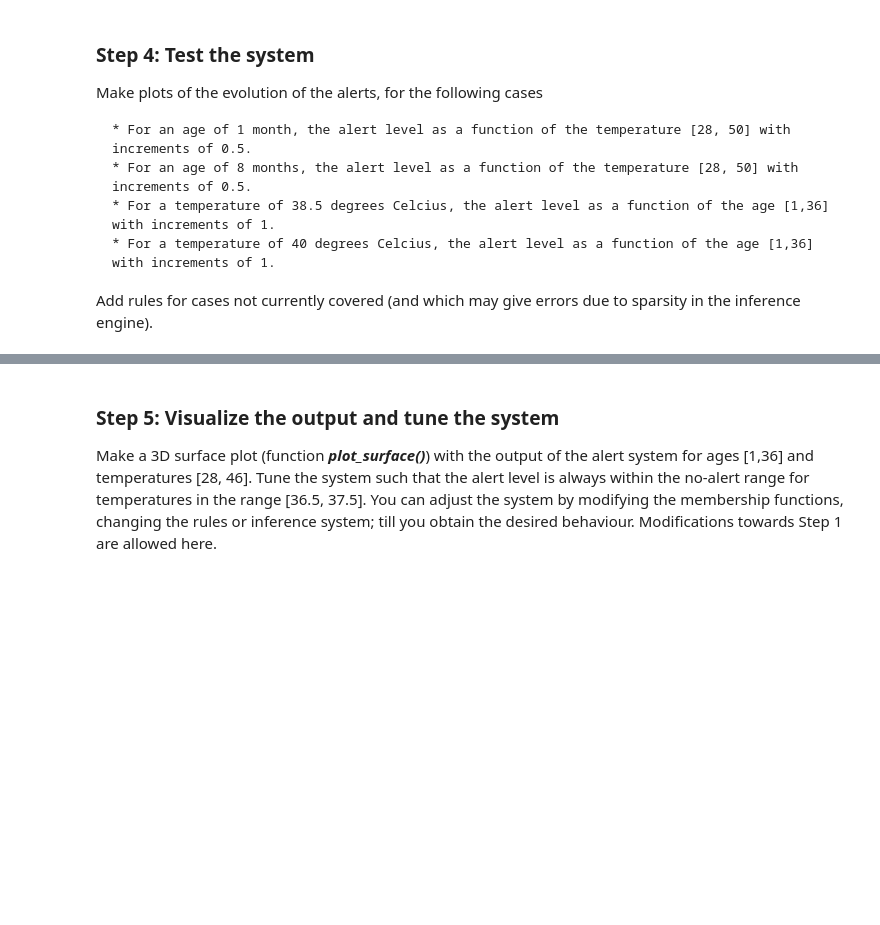
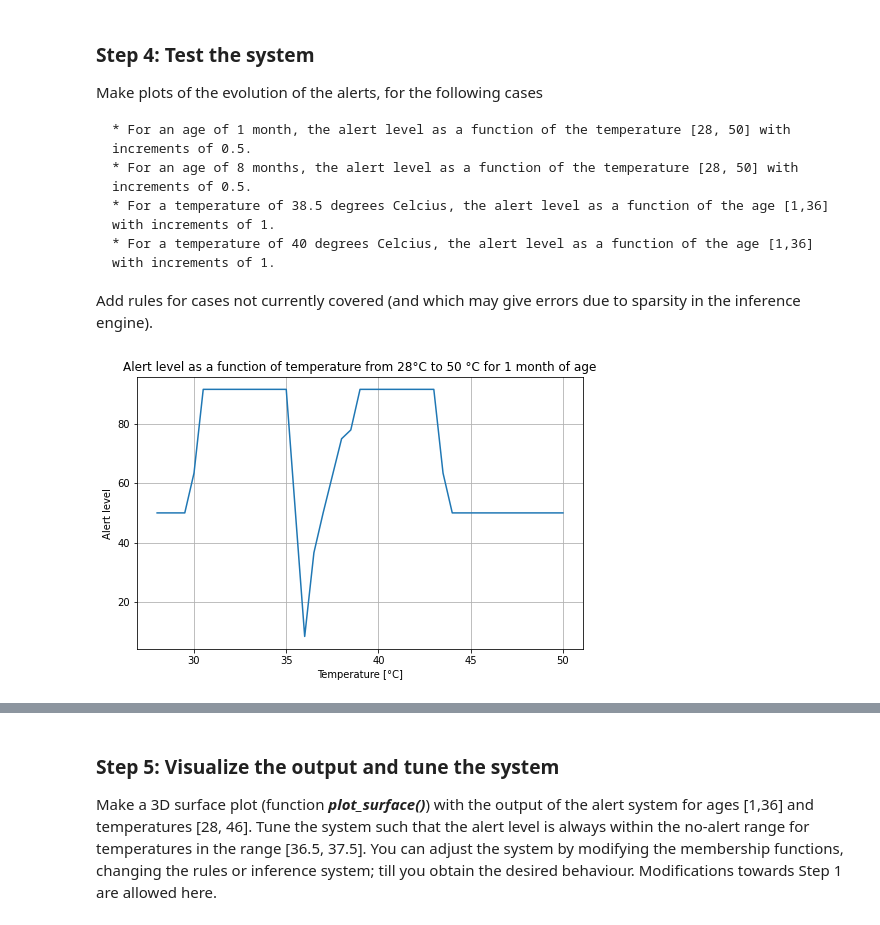
Before and after one commit to Aneruth/Clinical-Decision-Support-System, a Jupyter notebook: WPO2/WPO2_student.ipynb, the cells around one changed output, grey strips where cells are left out. Cells and saved outputs as stored; diff of their text form; code cells hidden in the pictures; blank space fills up the shorter version.

```diff
--- a/WPO2/WPO2_student.ipynb
+++ b/WPO2/WPO2_student.ipynb
@@ -89,3 +257,26 @@ Make plots of the evolution of the alerts, for the following cases
     * For a temperature of 40 degrees Celcius, the alert level as a function of the age [1,36] with increments of 1.
 
 Add rules for cases not currently covered (and which may give errors due to sparsity in the inference engine).
+# %%
+# For an age of 1 month, the alert level as a function of the temperature [28, 50] with increments of 0.5.
+
+x = np.arange(28, 50.5, 0.5)
+y = []
+
+alerting_ctrl = ctrl.ControlSystem([rule0, rule1, rule2, rule3, rule4, rule5, rule6, rule7, rule8, rule9, rule10, rule11])
+alerting = ctrl.ControlSystemSimulation(alerting_ctrl)
+
+for i in x:
+  alerting.input['temperature'] = i
+  alerting.input['age'] = 1
+  alerting.compute()
+  y.append(alerting.output['alert'])
+
+plt.figure(figsize=(8, 5))
+plt.plot(x,y)
+plt.title('Alert level as a function of temperature from 28°C to 50 °C for 1 month of age')
+plt.xlabel('Temperature [°C]')
+plt.ylabel('Alert level')
+plt.grid()
+# %% [output]
+[figure, added]
```
Also changed, not shown: parts of 26 cells of this notebook, 5 other files.
